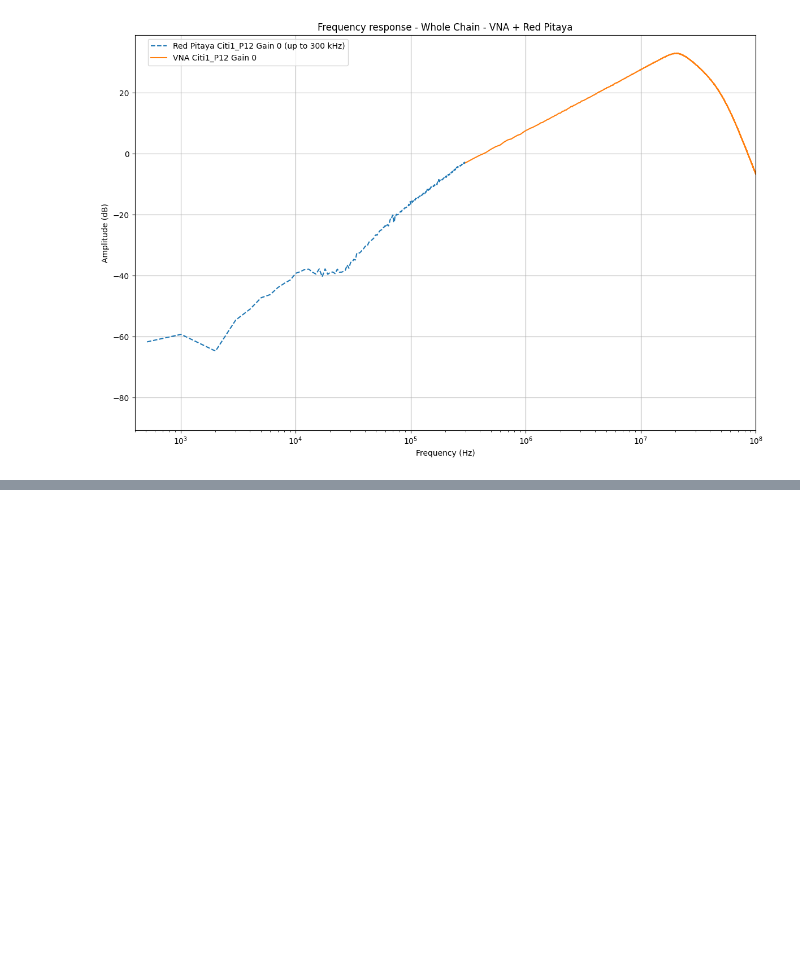
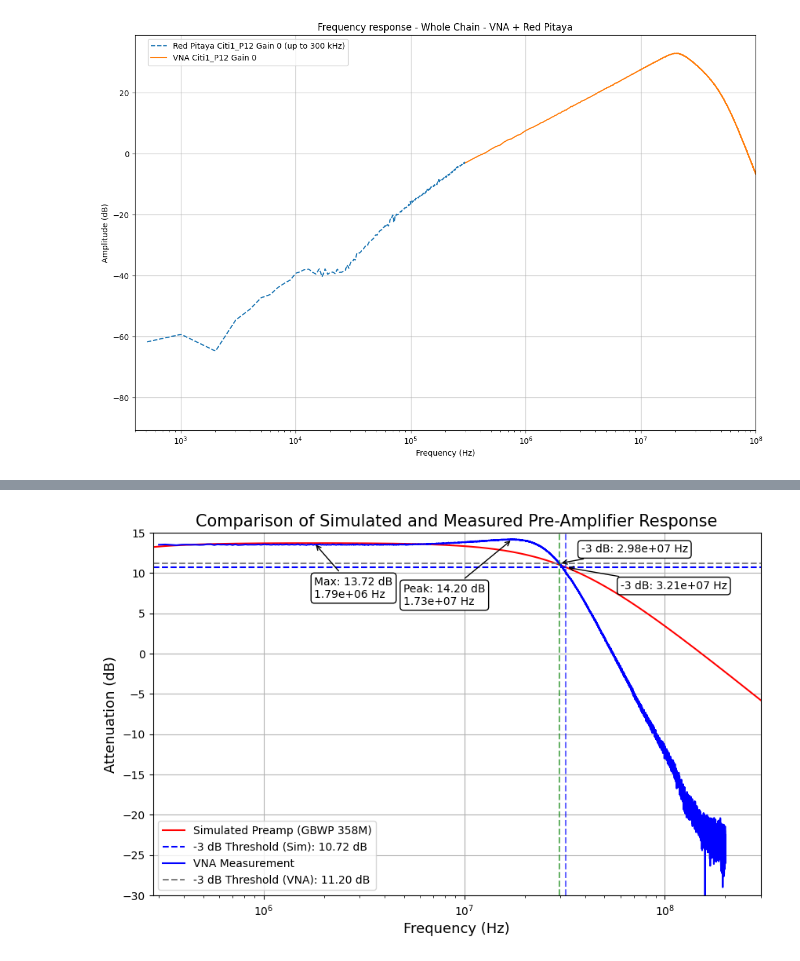
Before and after one commit to Lautaro-Silva/Laboratorio_6_7_ITeDA, a Jupyter notebook: Etapa Final de Proyecto/data_analysis_final_VNA+Pitaya.ipynb, the cells around one changed output, grey strips where cells are left out. Cells and saved outputs as stored; diff of their text form; code cells hidden in the pictures; blank space fills up the shorter version.

Commit message:
scripts de etapa final

```diff
--- a/Etapa Final de Proyecto/data_analysis_final_VNA+Pitaya.ipynb
+++ b/Etapa Final de Proyecto/data_analysis_final_VNA+Pitaya.ipynb
@@ -717,0 +740,100 @@ Peak Attenuation: 5.40 dB
+# %%
+# Load and prepare simulated preamp data
+df_sim = pd.read_csv('/home/lautaro/GitHub/Laboratorio_6_7_ITeDA/Etapa Final de Proyecto/preamp_v2.txt', sep="\t", skiprows=1, names=['Frequency', 'V(out_preamp)'], encoding='ISO-8859-1')
+df_sim['Attenuation'] = df_sim['V(out_preamp)'].apply(lambda x: float(x.split(',')[0][1:].replace('dB', '').strip()))
+
+# Find simulated max attenuation and -3 dB points
+max_attenuation_sim = df_sim['Attenuation'].max()
+freq_max_attenuation_sim = df_sim['Frequency'][df_sim['Attenuation'].idxmax()]
+target_attenuation_sim = max_attenuation_sim - 3
+df_sim['Diff'] = np.abs(df_sim['Attenuation'] - target_attenuation_sim)
+df_sorted_sim = df_sim.sort_values(by='Diff')
+left_3db_freq_sim = df_sorted_sim[df_sorted_sim['Frequency'] < freq_max_attenuation_sim].iloc[0]['Frequency']
+right_3db_freq_sim = df_sorted_sim[df_sorted_sim['Frequency'] > freq_max_attenuation_sim].iloc[0]['Frequency']
+
+# Load and prepare VNA data
+minimal_gain = 0
+df_vna = data['Citi1_P12_PreAmp'][minimal_gain]
+frequencies_vna = df_vna['Frequency (Hz)']
+attenuations_vna = df_vna['S21 (dB)']
+
+# Find VNA peak attenuation and -3 dB points
+peak_attenuation_vna = max(attenuations_vna)
+threshold_vna = peak_attenuation_vna - 3
+below_threshold_vna = attenuations_vna >= threshold_vna
+indices_vna = below_threshold_vna[below_threshold_vna].index
+f_upper_vna = frequencies_vna.iloc[indices_vna[-1]] if len(indices_vna) > 0 else None
+
+# Plot the data
+plt.figure(figsize=(10, 6))
+
+# Simulated data
+plt.plot(df_sim['Frequency'], df_sim['Attenuation'], color='red', label='Simulated Preamp (GBWP 358M)')
+plt.axhline(y=target_attenuation_sim, color='blue', linestyle='--', label=f'-3 dB Threshold (Sim): {target_attenuation_sim:.2f} dB')
+plt.axvline(left_3db_freq_sim, color='blue', linestyle='--', alpha=0.6)
+plt.axvline(right_3db_freq_sim, color='blue', linestyle='--', alpha=0.6)
+
+# Annotate simulated data
+plt.annotate(
+    f'Max: {max_attenuation_sim:.2f} dB\n{freq_max_attenuation_sim:.2e} Hz',
+    xy=(freq_max_attenuation_sim, max_attenuation_sim),
+    xytext=(0, -50),
+    textcoords='offset points',
+    arrowprops=dict(facecolor='black', arrowstyle='->'),
+    fontsize=10,
+    bbox=dict(facecolor='white', edgecolor='black', boxstyle='round,pad=0.3')
+)
+
+plt.annotate(
+    f'-3 dB: {right_3db_freq_sim:.2e} Hz',
+    xy=(right_3db_freq_sim, target_attenuation_sim),
+    xytext=(50, -20),
+    textcoords='offset points',
+    arrowprops=dict(facecolor='black', arrowstyle='->'),
+    fontsize=10,
+    bbox=dict(facecolor='white', edgecolor='black', boxstyle='round,pad=0.3')
+)
+
+# VNA data
+plt.plot(frequencies_vna, attenuations_vna + 8.8, label='VNA Measurement', color='blue')
+plt.axhline(y=threshold_vna + 8.8, color='gray', linestyle='--', label=f'-3 dB Threshold (VNA): {threshold_vna + 8.8:.2f} dB')
+plt.axvline(f_upper_vna, color='green', linestyle='--', alpha=0.6)
+
+# Annotate VNA data
+plt.annotate(
+    f'Peak: {peak_attenuation_vna + 8.8:.2f} dB\n{frequencies_vna[attenuations_vna.idxmax()]:.2e} Hz',
+    xy=(frequencies_vna[attenuations_vna.idxmax()], peak_attenuation_vna + 8.8),
+    xytext=(-100, -60),
+    textcoords='offset points',
+    arrowprops=dict(facecolor='black', arrowstyle='->'),
+    fontsize=10,
+    bbox=dict(facecolor='white', edgecolor='black', boxstyle='round,pad=0.3')
+)
+if f_upper_vna:
+    plt.annotate(
+        f'-3 dB: {f_upper_vna:.2e} Hz',
+        xy=(f_upper_vna, threshold_vna + 8.8),
+        xytext=(20, 10),
+        textcoords='offset points',
+        arrowprops=dict(facecolor='black', arrowstyle='->'),
+        fontsize=10,
+        bbox=dict(facecolor='white', edgecolor='black', boxstyle='round,pad=0.3')
+    )
+
+# Ensure all annotations are within plot bounds
+plt.ylim(-30, 15)
+plt.xlim(2.8e5, 3e8)
+plt.xscale('log')
+
+# Customize plot
+plt.title('Comparison of Simulated and Measured Pre-Amplifier Response', fontsize=15)
+plt.xlabel('Frequency (Hz)', fontsize=13)
+plt.ylabel('Attenuation (dB)', fontsize=13)
+plt.grid(True)
+plt.legend(loc='lower left')
+
+# Show the plot
+plt.savefig('comparacion_vna_sim_preamp.pdf', dpi=1000)
+plt.show()
+# %% [output]
+[figure, added]
```
Also changed, not shown: parts of 8 cells of this notebook, 28 other files.
